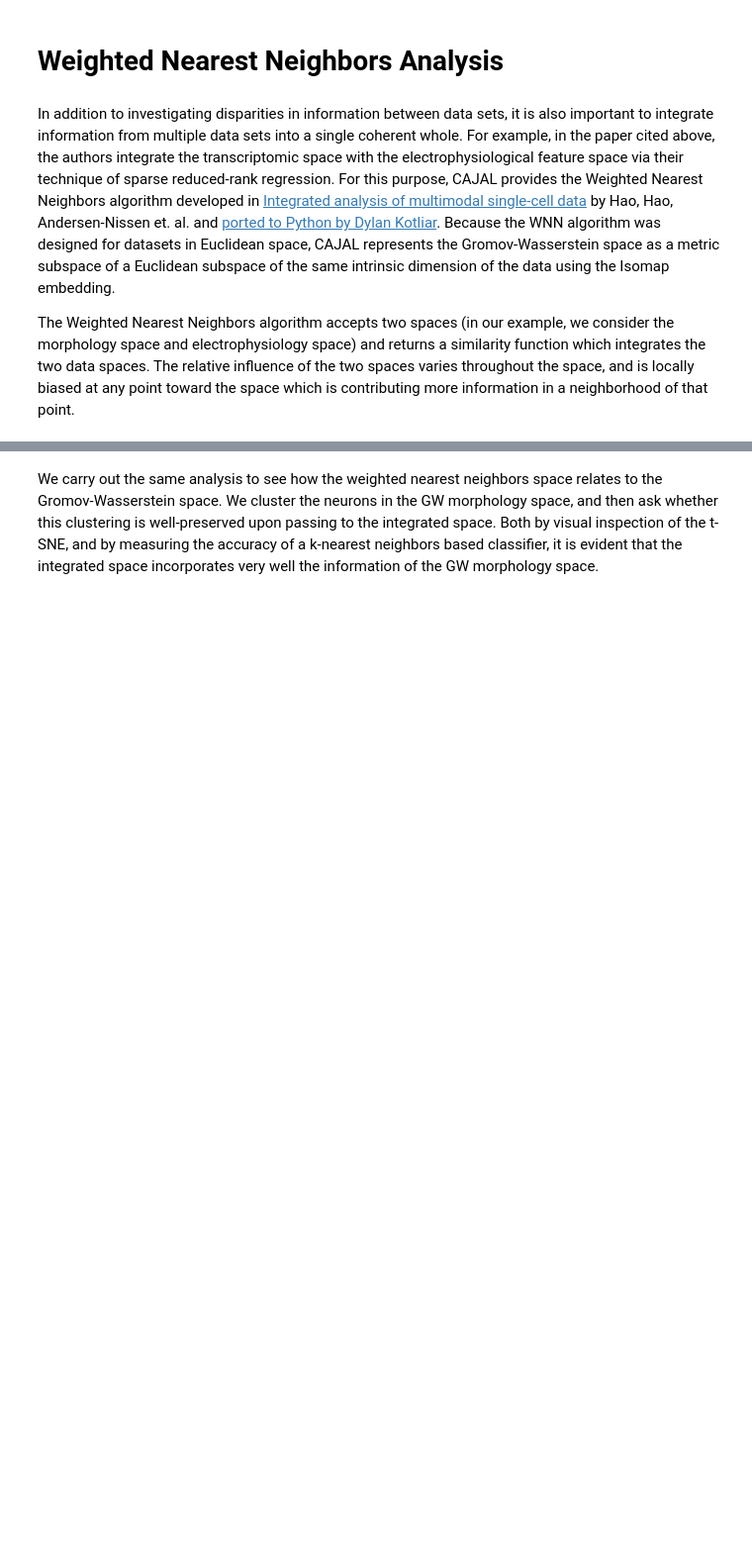
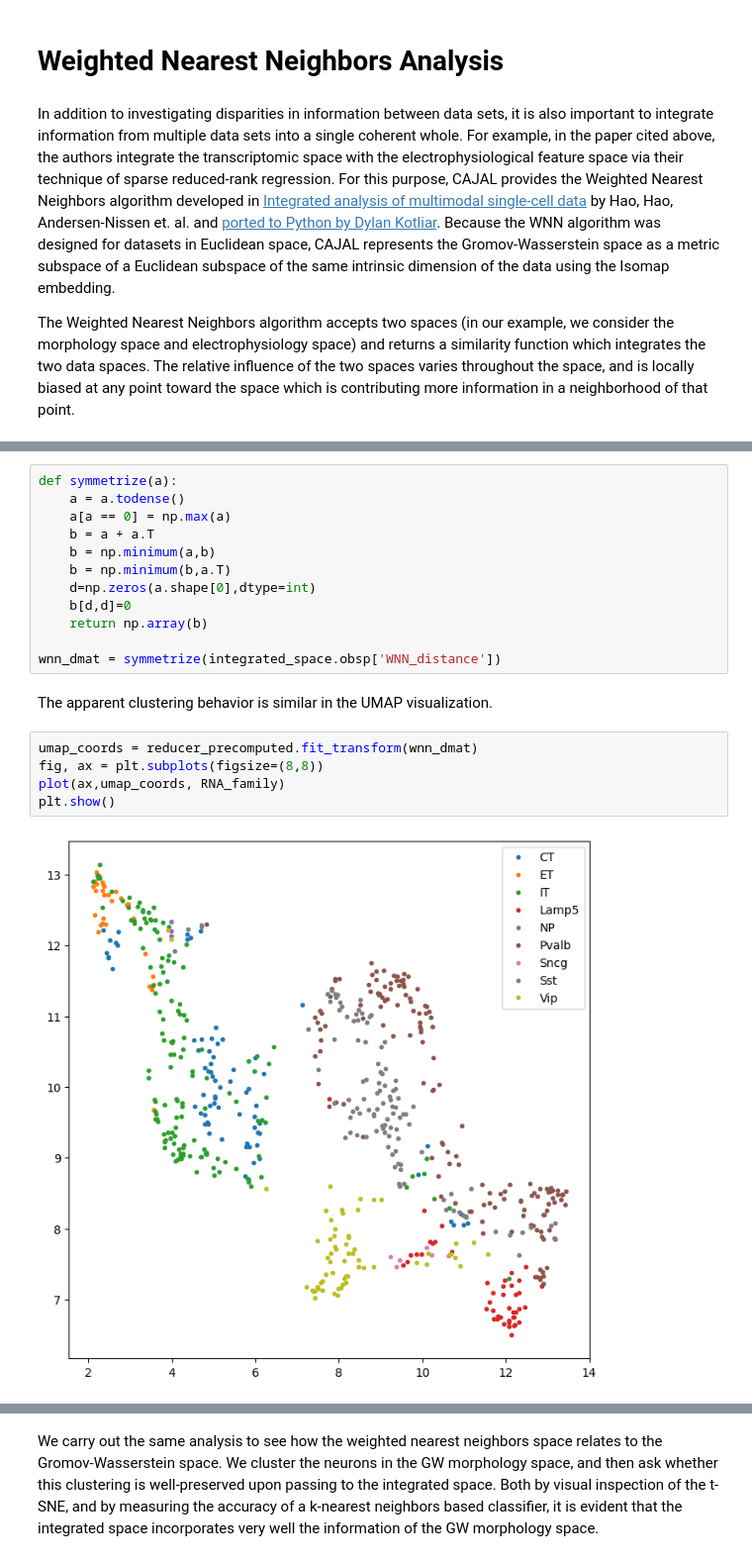
Before and after one commit to CamaraLab/CAJAL, a Jupyter notebook: docs/notebooks/Example_4.ipynb, the cells around one changed output, grey strips where cells are left out. Shown at 99% size. Cells and saved outputs as stored; diff of their text form; blank space fills up the shorter version.

```diff
--- a/docs/notebooks/Example_4.ipynb
+++ b/docs/notebooks/Example_4.ipynb
@@ -270,0 +290,21 @@ MCC 0.83646607649241
+# %%
+def symmetrize(a):
+    a = a.todense()
+    a[a == 0] = np.max(a)
+    b = a + a.T
+    b = np.minimum(a,b)
+    b = np.minimum(b,a.T)
+    d=np.zeros(a.shape[0],dtype=int)
+    b[d,d]=0
+    return np.array(b)
+
+wnn_dmat = symmetrize(integrated_space.obsp['WNN_distance'])
+# %% [markdown]
+The apparent clustering behavior is similar in the UMAP visualization.
+# %%
+umap_coords = reducer_precomputed.fit_transform(wnn_dmat)
+fig, ax = plt.subplots(figsize=(8,8))
+plot(ax,umap_coords, RNA_family)
+plt.show()
+# %% [output]
+[figure, added]
```
Also changed, not shown: parts of 42 cells of this notebook.
